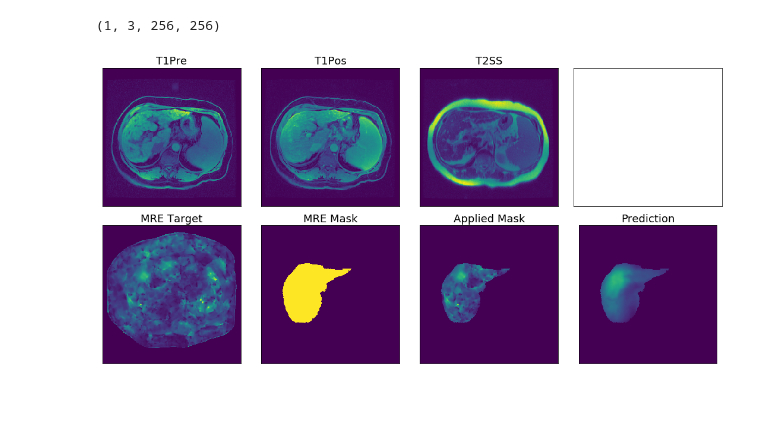
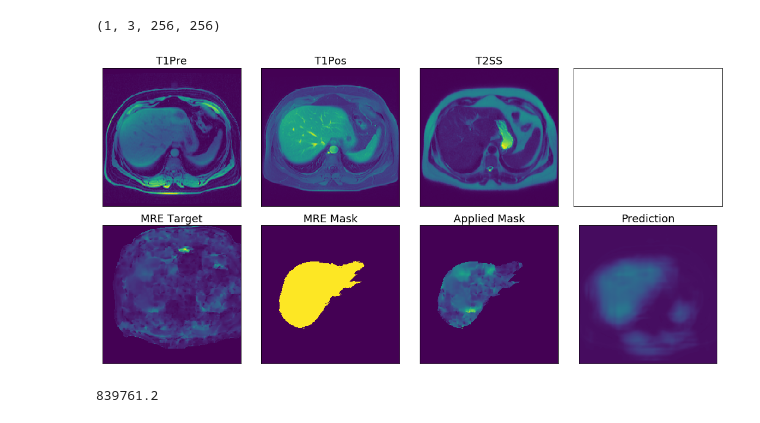
Before and after one commit to batmanlab/predictElasticity, a Jupyter notebook: notebooks/data_unet.ipynb, the cells around one changed output. Saved outputs shown, nothing was run; the diff lists cells and outputs as text; code cells hidden in the pictures.

```diff
--- a/notebooks/data_unet.ipynb
+++ b/notebooks/data_unet.ipynb
@@ -84,11 +81,13 @@ class MREDataset(Dataset):
         self.name_dict = dict(zip(range(len(subj_2d_coords)), subj_2d_coords))
 
         if set_type == 'train':
-            input_set = xa_ds.subject_2d[:-20]
+            input_set = xa_ds.subject_2d[20:]
         elif set_type == 'val':
-            input_set = xa_ds.subject_2d[-20:]
+            input_set = xa_ds.subject_2d[2:20]
+        elif set_type == 'test':
+            input_set = xa_ds.subject_2d[:2]
         else:
-            raise AttributeError('Must choose one of ["train", "val"] for `set_type`.')
+            raise AttributeError('Must choose one of ["train", "val", "test"] for `set_type`.')
 
 
         self.input_images = xa_ds.sel(sequence=inputs, subject_2d=input_set).transpose(
@@ -129,16 +128,18 @@ clip=False
 
 train_set = MREDataset(ds, set_type='train', transform = trans, clip=clip)
 val_set = MREDataset(ds, set_type='val', transform = trans, clip=clip)
+test_set = MREDataset(ds, set_type='test', transform = trans, clip=clip)
 
 image_datasets = {
-    'train': train_set, 'val': val_set
+    'train': train_set, 'val': val_set, 'test':test_set
 }
 
 batch_size = 10
 
 dataloaders = {
     'train': DataLoader(train_set, batch_size=batch_size, shuffle=True, num_workers=0),
-    'val': DataLoader(val_set, batch_size=batch_size, shuffle=True, num_workers=0)
+    'val': DataLoader(val_set, batch_size=batch_size, shuffle=True, num_workers=0),
+    'test': DataLoader(test_set, batch_size=batch_size, shuffle=True, num_workers=0)
 }
 
 dataset_sizes = {
@@ -350,7 +351,7 @@ num_class = 1
 model = pytorch_unet_tb.UNet(num_class).to(device)
 
 # Observe that all parameters are being optimized
-optimizer_ft = optim.Adam(model.parameters(), lr=1e-2)
+optimizer_ft = optim.Adam(model.parameters(), lr=5e-3)
 
 exp_lr_scheduler = lr_scheduler.StepLR(optimizer_ft, step_size=25, gamma=0.1)
 
@@ -358,7 +359,7 @@ exp_lr_scheduler = lr_scheduler.StepLR(optimizer_ft, step_size=25, gamma=0.1)
 #writer = SummaryWriter('runs/clip_0')
 #writer = SummaryWriter('runs/clip_norm_0')
 #writer = SummaryWriter('runs/norm_redcap_0')
-writer = SummaryWriter('runs/newmsk_3chan_1')
+writer = SummaryWriter('runs/newmsk_3chan_10')
 model = train_model(model, optimizer_ft, exp_lr_scheduler, num_epochs=40, tb_writer=writer)
 #writer.export_scalars_to_json("./all_scalars.json")
 writer.close()
@@ -391,7 +392,7 @@ import math
 
 model.eval()   # Set model to evaluate mode
 
-test_loader =  DataLoader(val_set, batch_size=1, shuffle=True, num_workers=0)
+test_loader =  DataLoader(test_set, batch_size=1, shuffle=True, num_workers=0)
 #test_loader = DataLoader(test_dataset, batch_size=3, shuffle=False, num_workers=0)
 
 inputs, labels, masks = next(iter(test_loader))
@@ -419,29 +420,39 @@ print(inputs.shape)
 # %%
 fig, axs = plt.subplots(2, 4, figsize=(3.75*4, 3.75*2),
                              sharex=True, sharey=True,)
 axs[0][0].imshow(inputs[0][0])
 axs[0][0].set_title('T1Pre', size=18)
 
 axs[0][1].imshow(inputs[0][1])
 axs[0][1].set_title('T1Pos', size=18)
 axs[0][2].imshow(inputs[0][2])
 axs[0][2].set_title('T2SS', size=18)
 #axs[0][3].imshow(inputs[0][3])
 #axs[0][3].set_title('T2FR', size=18)
-axs[1][0].imshow(labels[0][0])
+target = labels[0][0]
+mask = masks[0][0]
+prediction = pred[0][0]
+target_mask = target*mask
+prediction_mask = prediction*mask
+
+axs[1][0].imshow(target)
 axs[1][0].set_title('MRE Target', size=18)
-axs[1][1].imshow(masks[0][0])
+axs[1][1].imshow(mask)
 axs[1][1].set_title('MRE Mask', size=18)
-axs[1][2].imshow(labels[0][0]*masks[0][0], vmin=labels[0][0].min(), vmax=labels[0][0].max())
+axs[1][2].imshow(target_mask, vmin=target_mask.min(), vmax=target_mask.max())
 axs[1][2].set_title('Applied Mask', size=18)
-axs[1][3].imshow(pred[0][0]*masks[0][0], vmin=labels[0][0].min(), vmax=labels[0][0].max())
+axs[1][3].imshow(prediction, vmin=target_mask.min(), vmax=target_mask.max())
 axs[1][3].set_title('Prediction', size=18)
 
 plt.xticks([])
 plt.yticks([])
 
 fig.tight_layout()
 #plt.savefig('../plots/prediction.png')
 #plt.savefig('../plots/prediction.pdf')
 # %% [output]
-[figure, old version]
+[figure, new version]
+# %%
+np.sum((labels[0][0]*masks[0][0]-pred[0][0]*masks[0][0])**2)/np.sum(masks[0][0])
+# %% [output]
+839761.2
```
Also changed, not shown: parts of 5 cells of this notebook, 15 other files.
